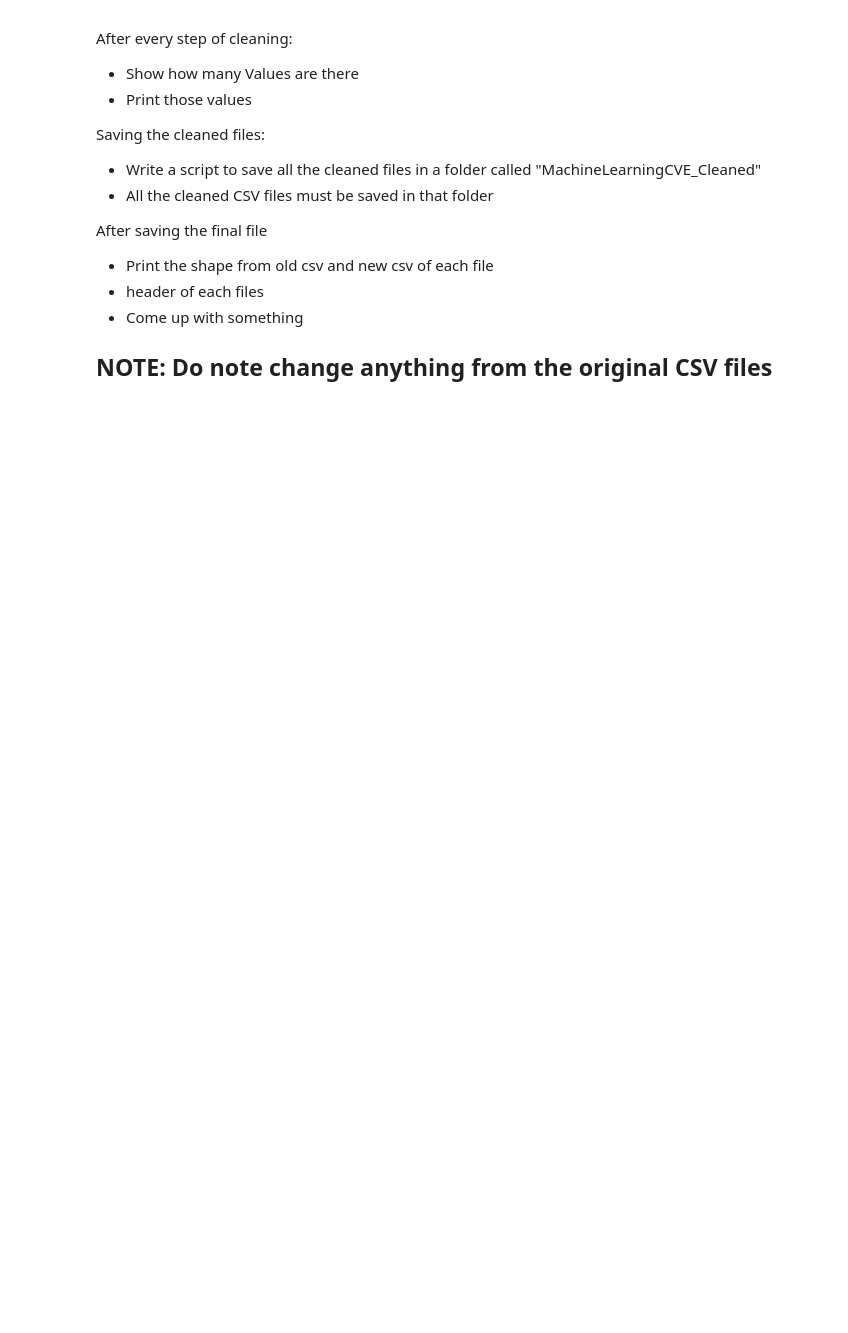
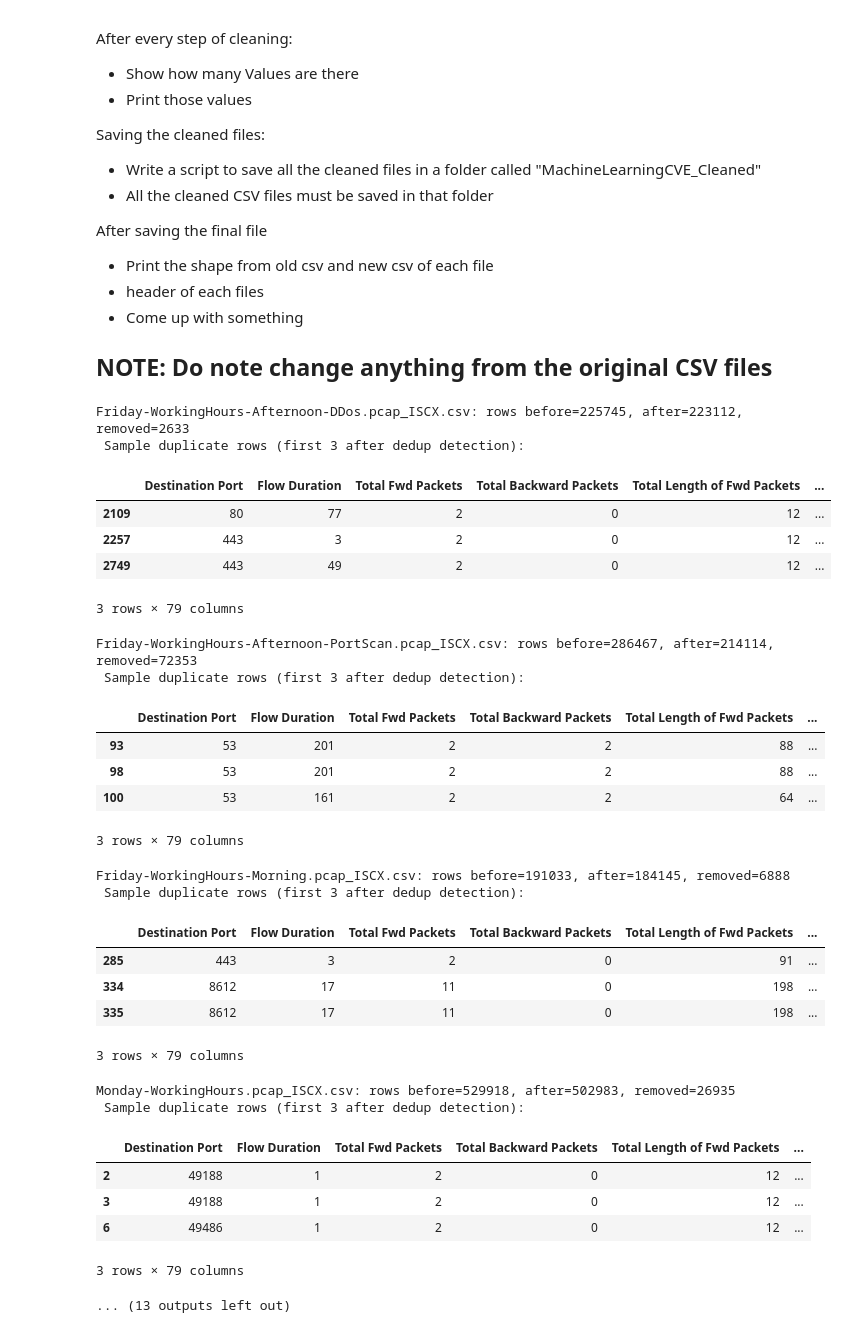
Before and after one commit to Adi-shinde31/LLM-Network-Intrusion-Detection, a Jupyter notebook: src/data_cleaning/data_cleaning.ipynb, the cells around one changed output. Cells and saved outputs as stored; diff of their text form; code cells hidden in the pictures; blank space fills up the shorter version.

```diff
--- a/src/data_cleaning/data_cleaning.ipynb
+++ b/src/data_cleaning/data_cleaning.ipynb
@@ -21,4 +84,58 @@ After saving the final file
 ## NOTE: Do note change anything from the original CSV files
 # %%
 # Remove duplicate network records or repeated entries
+# 1) Remove duplicate rows (exact duplicates)
+cleaned_dfs = {}  # will hold cleaned DataFrames
+duplicates_info = {}
+for name, df in raw_dfs.items():
+    before = len(df)
+    # keep first occurrence, drop exact duplicate rows
+    deduped = df.drop_duplicates(keep='first').reset_index(drop=True)
+    after = len(deduped)
+    duplicates_info[name] = {'before': before, 'after': after, 'removed': before - after}
+    cleaned_dfs[name] = deduped
+
+# print summary and show sample duplicates for each file (if any)
+for name, info in duplicates_info.items():
+    print(f"{name}: rows before={info['before']}, after={info['after']}, removed={info['removed']}")
+    if info['removed'] > 0:
+        print(' Sample duplicate rows (first 3 after dedup detection):')
+        # show rows that were duplicates by comparing with original index
+        df_orig = raw_dfs[name]
+        # find duplicates boolean mask
+        dup_mask = df_orig.duplicated(keep='first')
+        display(df_orig[dup_mask].head(3))
+
+# Keep cleaned_dfs for further steps
+len(cleaned_dfs)
+# %% [output]
+Friday-WorkingHours-Afternoon-DDos.pcap_ISCX.csv: rows before=225745, after=223112, removed=2633
+ Sample duplicate rows (first 3 after dedup detection):
+|  | Destination Port | Flow Duration | Total Fwd Packets | Total Backward Packets | Total Length of Fwd Packets | ... |
+| 2109 | 80 | 77 | 2 | 0 | 12 | ... |
+| 2257 | 443 | 3 | 2 | 0 | 12 | ... |
+| 2749 | 443 | 49 | 2 | 0 | 12 | ... |
+3 rows × 79 columns
+Friday-WorkingHours-Afternoon-PortScan.pcap_ISCX.csv: rows before=286467, after=214114, removed=72353
+ Sample duplicate rows (first 3 after dedup detection):
+|  | Destination Port | Flow Duration | Total Fwd Packets | Total Backward Packets | Total Length of Fwd Packets | ... |
+| 93 | 53 | 201 | 2 | 2 | 88 | ... |
+| 98 | 53 | 201 | 2 | 2 | 88 | ... |
+| 100 | 53 | 161 | 2 | 2 | 64 | ... |
+3 rows × 79 columns
+Friday-WorkingHours-Morning.pcap_ISCX.csv: rows before=191033, after=184145, removed=6888
+ Sample duplicate rows (first 3 after dedup detection):
+|  | Destination Port | Flow Duration | Total Fwd Packets | Total Backward Packets | Total Length of Fwd Packets | ... |
+| 285 | 443 | 3 | 2 | 0 | 91 | ... |
+| 334 | 8612 | 17 | 11 | 0 | 198 | ... |
+| 335 | 8612 | 17 | 11 | 0 | 198 | ... |
+3 rows × 79 columns
+Monday-WorkingHours.pcap_ISCX.csv: rows before=529918, after=502983, removed=26935
+ Sample duplicate rows (first 3 after dedup detection):
+|  | Destination Port | Flow Duration | Total Fwd Packets | Total Backward Packets | Total Length of Fwd Packets | ... |
+| 2 | 49188 | 1 | 2 | 0 | 12 | ... |
+| 3 | 49188 | 1 | 2 | 0 | 12 | ... |
+| 6 | 49486 | 1 | 2 | 0 | 12 | ... |
+3 rows × 79 columns
+... (13 outputs left out)
 # %%
```
Also changed, not shown: parts of 13 cells of this notebook, 5 other files.
